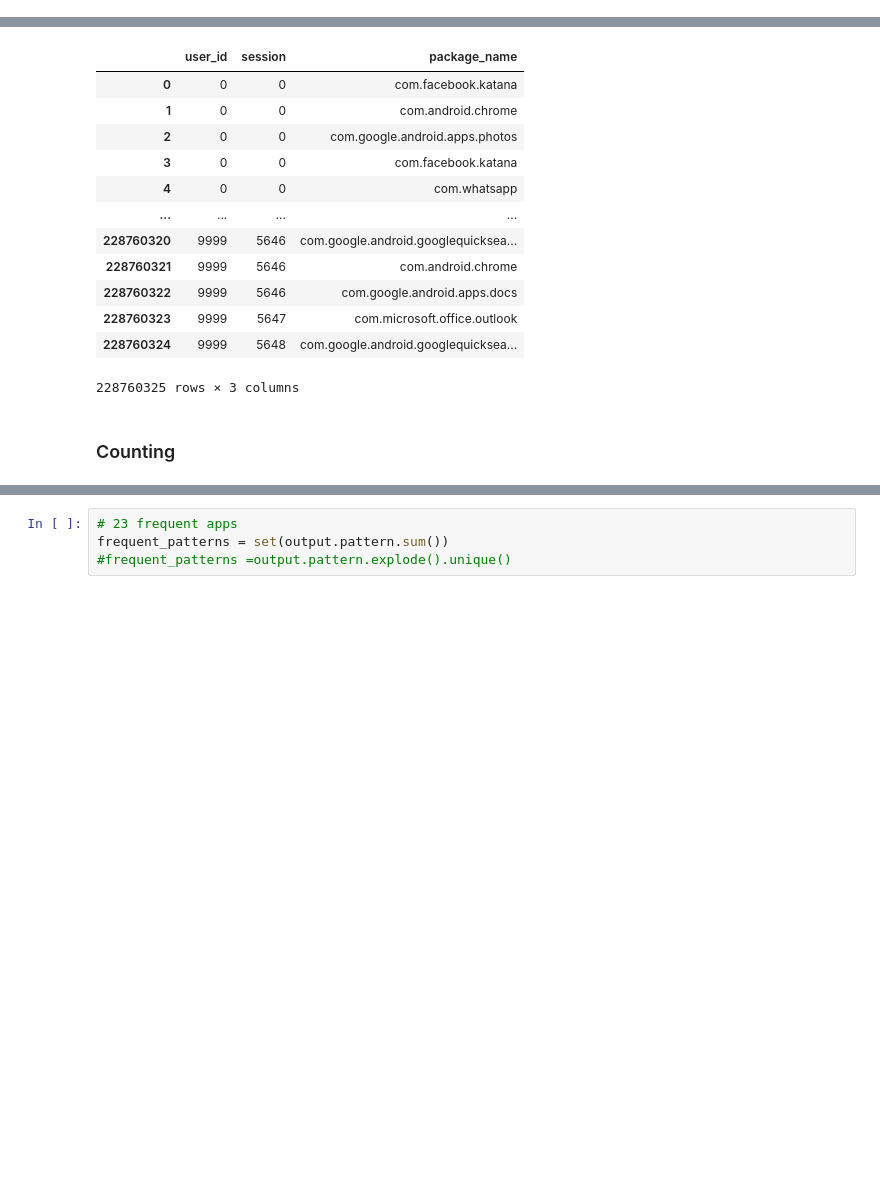
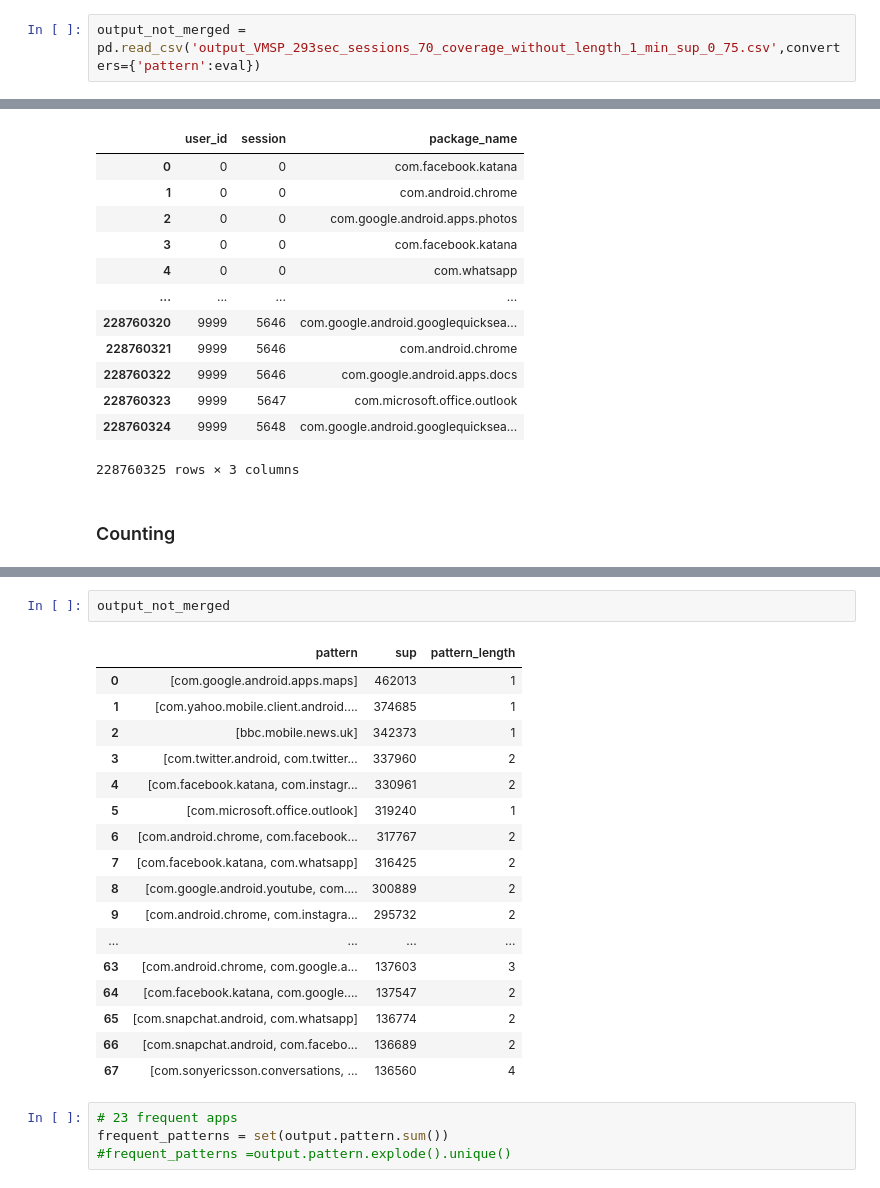
Before and after one commit to ClaraAndersen/motifs_and_competition_in_app_usage, a Jupyter notebook: removing_apps_based_on_coverage1.ipynb, the cells around one changed output, grey strips where cells are left out. Saved outputs shown, nothing was run; the diff lists cells and outputs as text; blank space fills up the shorter version.

```diff
--- a/removing_apps_based_on_coverage1.ipynb
+++ b/removing_apps_based_on_coverage1.ipynb
@@ -169,3 +315,5 @@ data=pd.read_csv("sorted_coded_session_293s_merged.csv")
+# %%
+output_not_merged = pd.read_csv('output_VMSP_293sec_sessions_70_coverage_without_length_1_min_sup_0_75.csv',converters={'pattern':eval})
 # %%
 data = data.loc[:,['user_id','session','package_name']]
 # %%
@@ -191,3 +357,23 @@ data
+# %%
+output_not_merged
+# %% [output]
+|  | pattern | sup | pattern_length |
+| 0 | [com.google.android.apps.maps] | 462013 | 1 |
+| 1 | [com.yahoo.mobile.client.android.... | 374685 | 1 |
+| 2 | [bbc.mobile.news.uk] | 342373 | 1 |
+| 3 | [com.twitter.android, com.twitter... | 337960 | 2 |
+| 4 | [com.facebook.katana, com.instagr... | 330961 | 2 |
+| 5 | [com.microsoft.office.outlook] | 319240 | 1 |
+| 6 | [com.android.chrome, com.facebook... | 317767 | 2 |
+| 7 | [com.facebook.katana, com.whatsapp] | 316425 | 2 |
+| 8 | [com.google.android.youtube, com.... | 300889 | 2 |
+| 9 | [com.android.chrome, com.instagra... | 295732 | 2 |
+| ... | ... | ... | ... |
+| 63 | [com.android.chrome, com.google.a... | 137603 | 3 |
+| 64 | [com.facebook.katana, com.google.... | 137547 | 2 |
+| 65 | [com.snapchat.android, com.whatsapp] | 136774 | 2 |
+| 66 | [com.snapchat.android, com.facebo... | 136689 | 2 |
+| 67 | [com.sonyericsson.conversations, ... | 136560 | 4 |
 # %%
 # 23 frequent apps
 frequent_patterns = set(output.pattern.sum())
```
Also changed, not shown: parts of 35 cells of this notebook.
